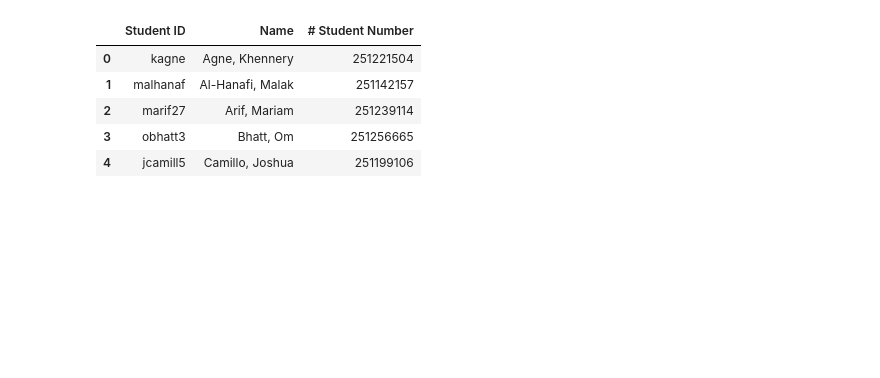
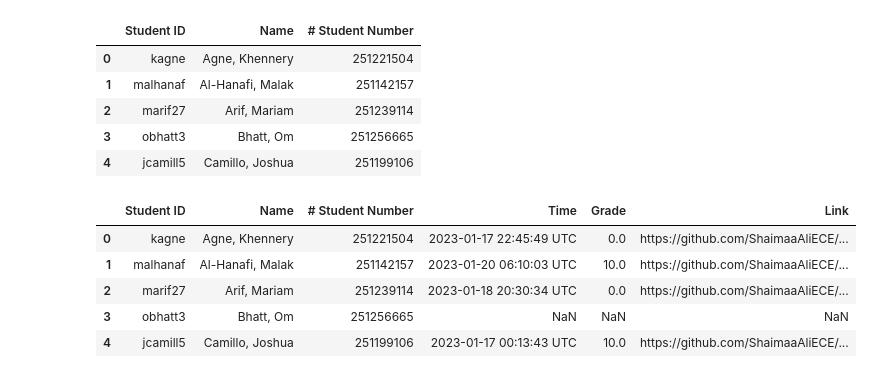
Before and after one commit to fatemeh220/Grading_2251Course, a Jupyter notebook: Grading.ipynb, the cells around one changed output. Cells and saved outputs as stored; diff of their text form; code cells hidden in the pictures; blank space fills up the shorter version.

```diff
--- a/Grading.ipynb
+++ b/Grading.ipynb
@@ -16,3 +13,23 @@ Student_OWL.head()
 | 2 | marif27 | Arif, Mariam | 251239114 |
 | 3 | obhatt3 | Bhatt, Om | 251256665 |
 | 4 | jcamill5 | Camillo, Joshua | 251199106 |
+# %%
+Deadline = '2023-01-20'
+Assignment_Repo_URL_End = '/blob/main/hello.py'
+Student_Github=pd.read_csv("Github_Score_PrepareAndTest.csv")
+Assignment_Name =Student_Github['assignment_name'][0]
+Student_Github.head()
+
+Student_Github = Student_Github[['roster_identifier','submission_timestamp','points_awarded','student_repository_url']]
+Student_Github.columns = ['Student ID', 'Time','Grade','Link']
+Student_Github.head()
+
+Student_OWL = Student_OWL.merge(Student_Github, how='left')
+Student_OWL.head()
+# %% [output]
+|  | Student ID | Name | # Student Number | Time | Grade | Link |
+| 0 | kagne | Agne, Khennery | 251221504 | 2023-01-17 22:45:49 UTC | 0.0 | https://github.com/ShaimaaAliECE/... |
+| 1 | malhanaf | Al-Hanafi, Malak | 251142157 | 2023-01-20 06:10:03 UTC | 10.0 | https://github.com/ShaimaaAliECE/... |
+| 2 | marif27 | Arif, Mariam | 251239114 | 2023-01-18 20:30:34 UTC | 0.0 | https://github.com/ShaimaaAliECE/... |
+| 3 | obhatt3 | Bhatt, Om | 251256665 | NaN | NaN | NaN |
+| 4 | jcamill5 | Camillo, Joshua | 251199106 | 2023-01-17 00:13:43 UTC | 10.0 | https://github.com/ShaimaaAliECE/... |
```
Also changed, not shown: parts of 6 cells of this notebook.
